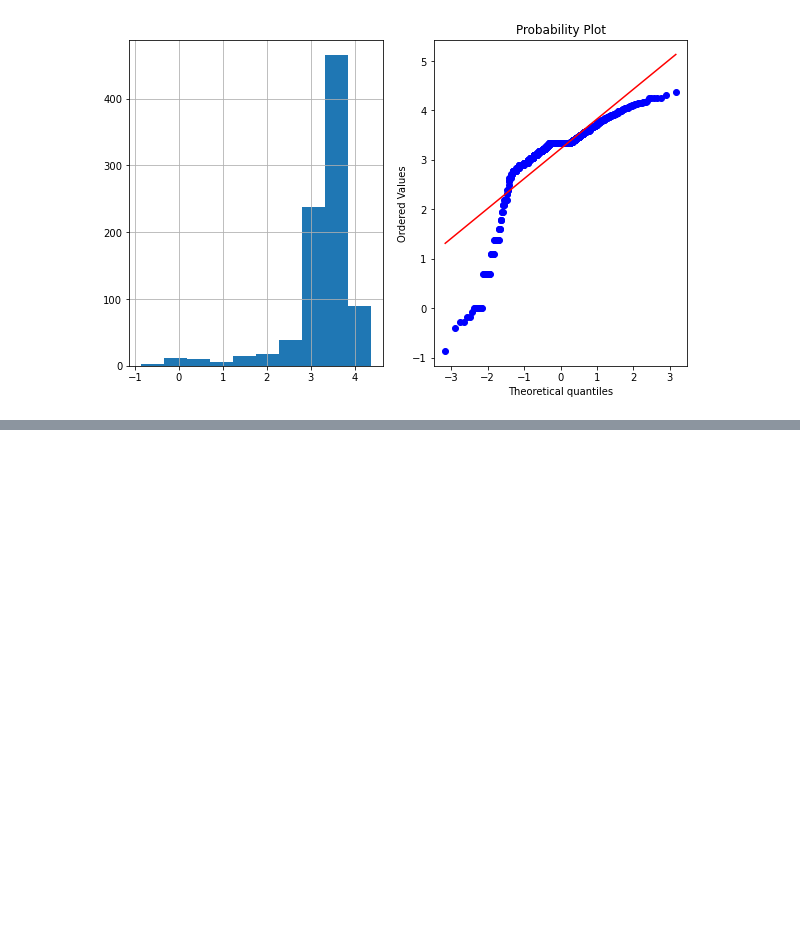
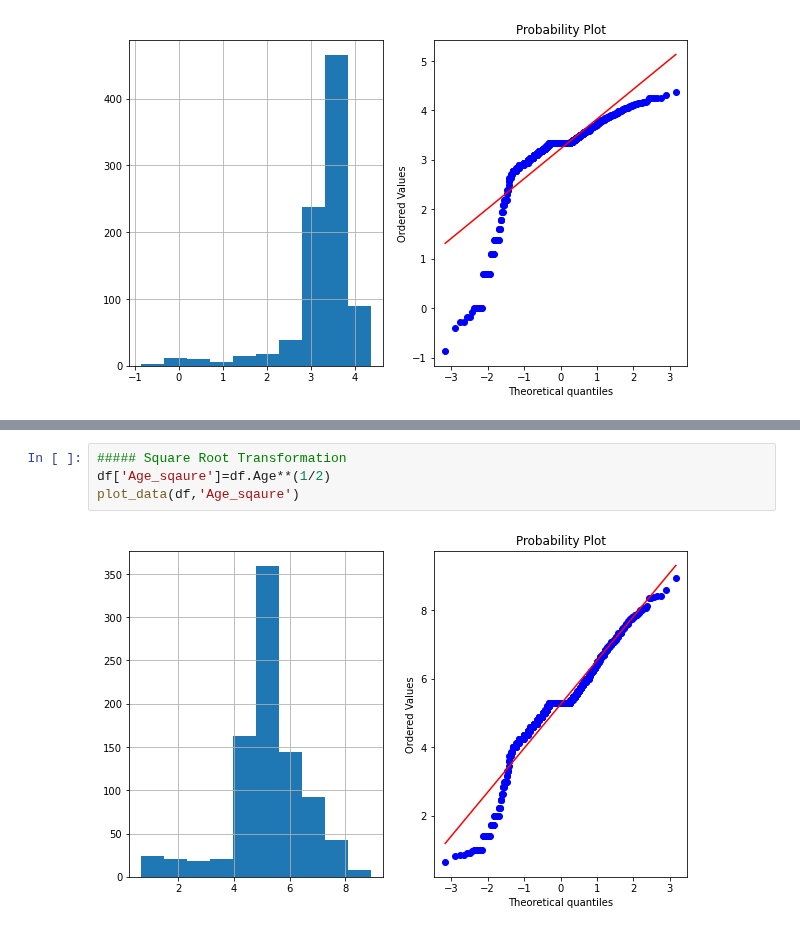
Before and after one commit to onlyabhilash/Feature-Engg, a Jupyter notebook: FeatureEngineering-StandardizationAndNormalization.ipynb, the cells around one changed output, grey strips where cells are left out. Drawn from its saved outputs; the diff is of its cells as text; blank space fills up the shorter version.

```diff
--- a/FeatureEngineering-StandardizationAndNormalization.ipynb
+++ b/FeatureEngineering-StandardizationAndNormalization.ipynb
@@ -412,0 +427,6 @@ plot_data(df,'Age_log')
+# %%
+##### Square Root Transformation
+df['Age_sqaure']=df.Age**(1/2)
+plot_data(df,'Age_sqaure')
+# %% [output]
+[figure, added]
```
Also changed, not shown: parts of 11 cells of this notebook, 1 other file.
